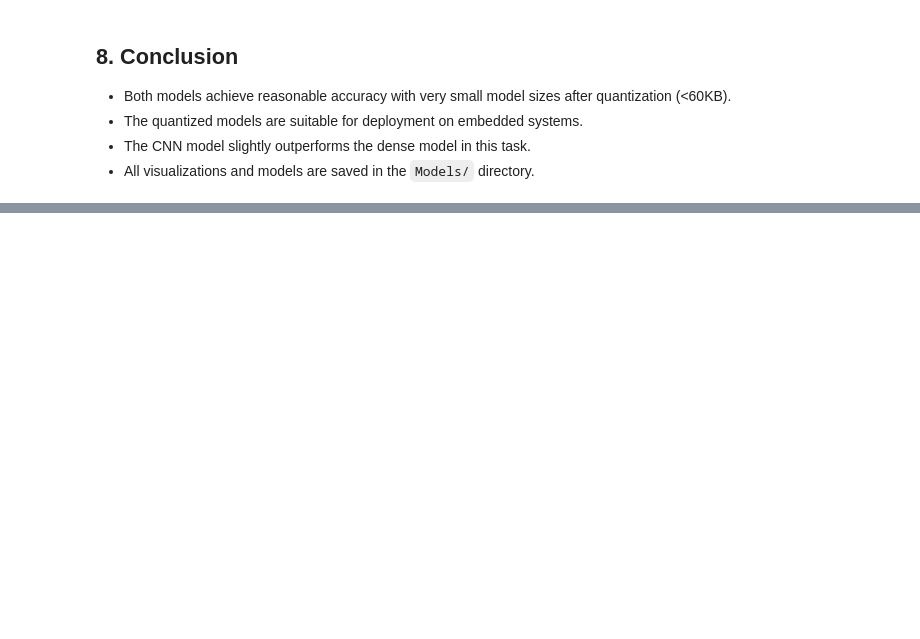
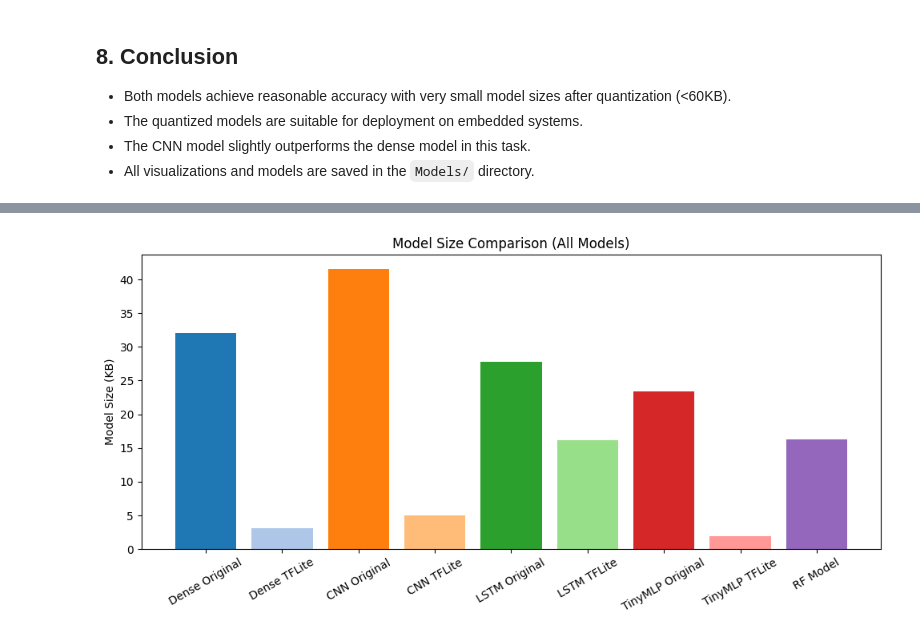
Before and after one commit to Sharif-University-ESRLab/fall2024-embeddedml-benchmark, a Jupyter notebook: Code/AirQualityPrediction/AirQualityPrediction.ipynb, the cells around one changed output, grey strips where cells are left out. Cells and saved outputs as stored; diff of their text form; code cells hidden in the pictures; blank space fills up the shorter version.

Commit message:
Add More Models to Air Quality Prediction Task

```diff
--- a/Code/AirQualityPrediction/AirQualityPrediction.ipynb
+++ b/Code/AirQualityPrediction/AirQualityPrediction.ipynb
@@ -371,0 +541,9 @@ plt.show()
+# %%
+sizes.update({
+    'LSTM Original': get_file_size('Models/lstm_model.h5'),
+    'LSTM TFLite': get_file_size('Models/lstm_model_quant.tflite'),
+    'TinyMLP Original': get_file_size('Models/tinymlp_model.h5'),
+    'TinyMLP TFLite': get_file_size('Models/tinymlp_model_quant.tflite'),
+    'RF Model': get_rf_file_size('Models/rf_model.joblib')
+})
+sizes
@@ -371,0 +616,26 @@ plt.show()
+# %%
+# Update results DataFrame for all models
+results = pd.DataFrame({
+    'Model': [
+        'Dense Original', 'Dense TFLite',
+        'CNN Original', 'CNN TFLite',
+        'LSTM Original', 'LSTM TFLite',
+        'TinyMLP Original', 'TinyMLP TFLite',
+        'RF Model'
+    ],
+    'Size (KB)': [
+        sizes['Dense Original'], sizes['Dense TFLite'],
+        sizes['CNN Original'], sizes['CNN TFLite'],
+        sizes['LSTM Original'], sizes['LSTM TFLite'],
+        sizes['TinyMLP Original'], sizes['TinyMLP TFLite'],
+        sizes['RF Model']
+    ],
+    'Test MAE': [
+        dense_eval[1], dense_tflite_mae,
+        cnn_eval[1], cnn_tflite_mae,
+        lstm_eval[1], lstm_tflite_mae,
+        tinymlp_eval[1], tinymlp_tflite_mae,
+        rf_eval_mae
+    ]
+})
+results
@@ -371,0 +653,12 @@ plt.show()
+# %%
+# Visualization: Model Size Comparison (all models)
+plt.figure(figsize=(10,5))
+plt.bar(results['Model'], results['Size (KB)'], color=plt.cm.tab20.colors)
+plt.ylabel('Model Size (KB)')
+plt.title('Model Size Comparison (All Models)')
+plt.xticks(rotation=30)
+plt.tight_layout()
+plt.savefig('Figures/model_size_comparison_all.png')
+plt.show()
+# %% [output]
+[figure, added]
```
Also changed, not shown: parts of 18 cells of this notebook, 20 other files.
